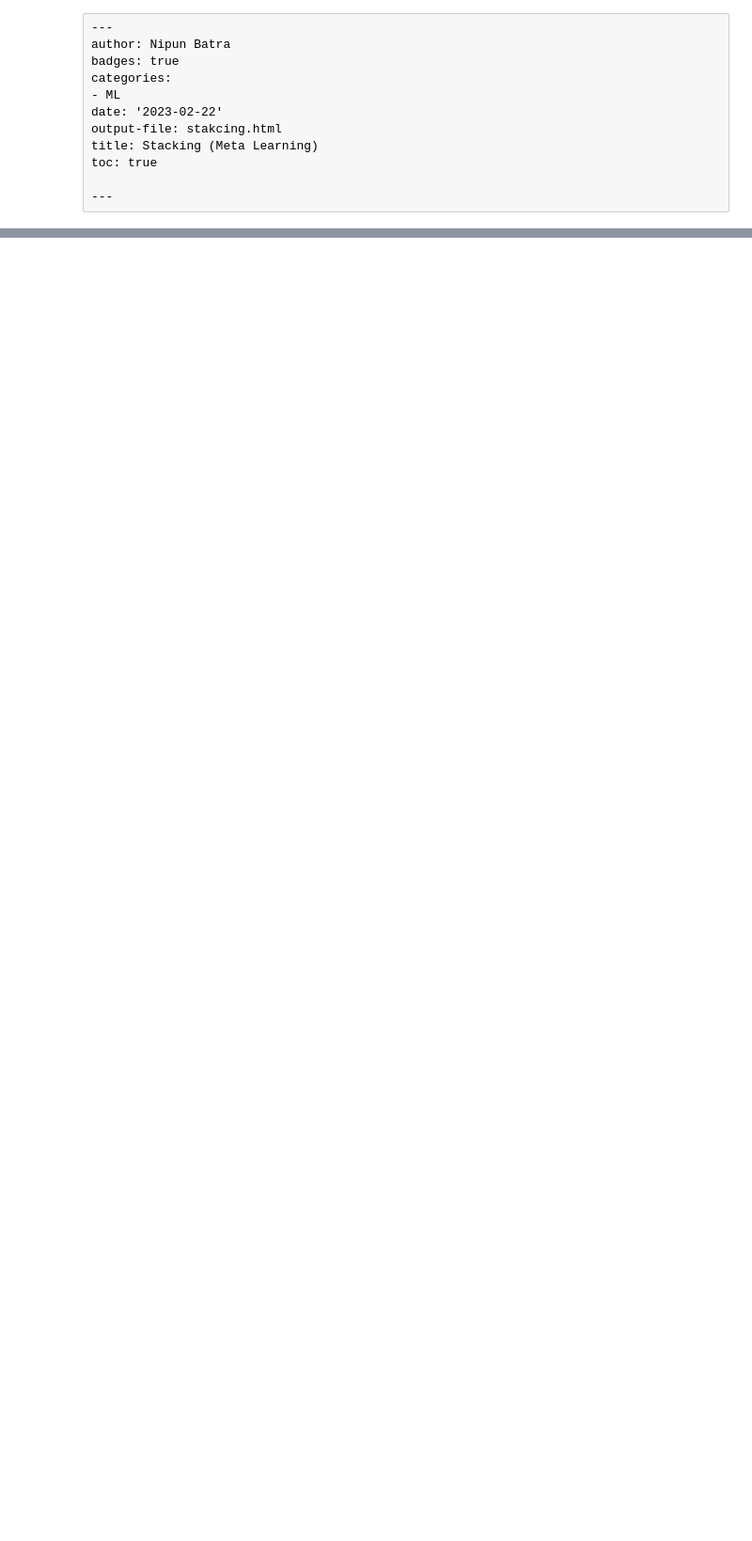
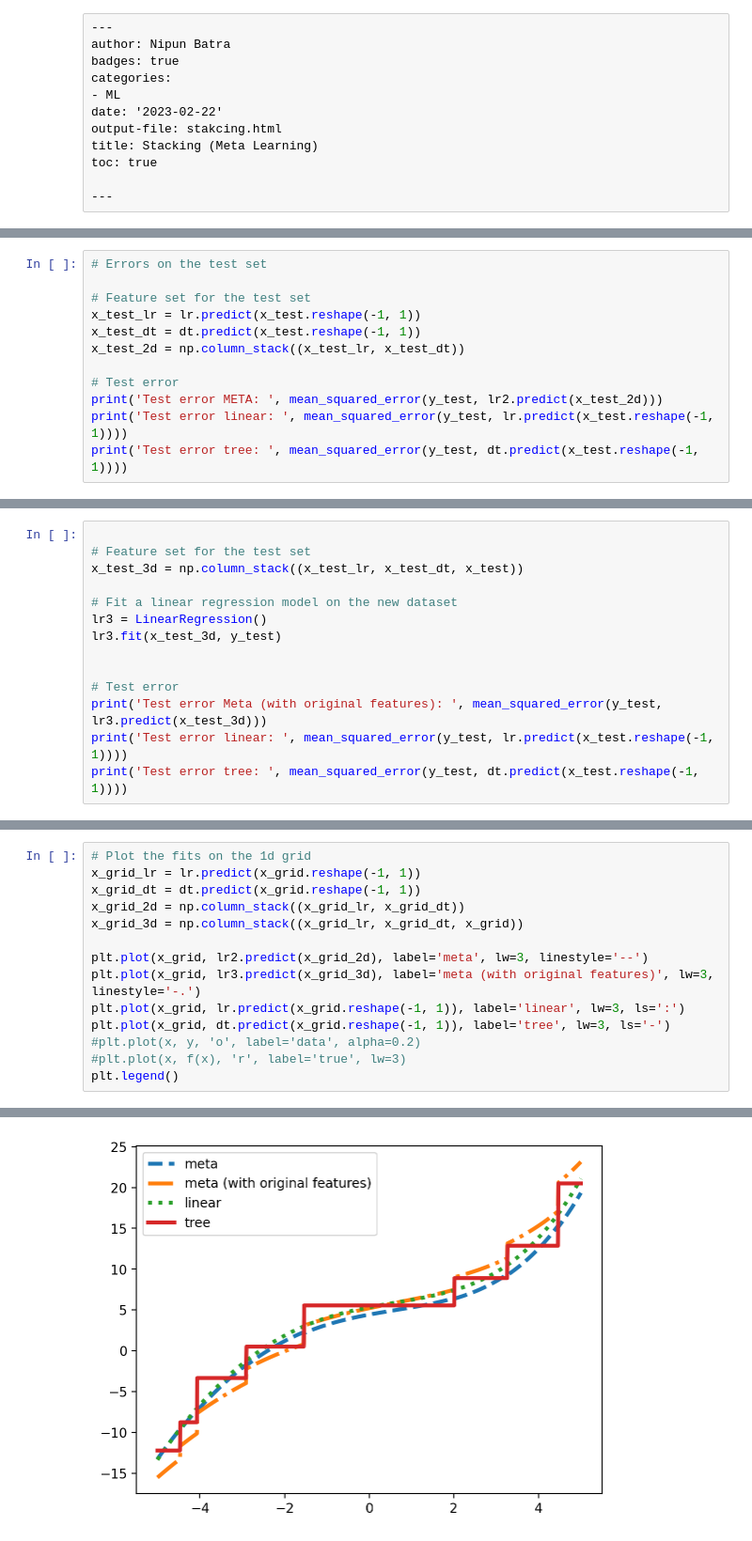
Before and after one commit to patel-zeel/nbblog, a Jupyter notebook: posts/stacking.ipynb, the cells around one changed output, grey strips where cells are left out. Shown: that part at 94% size. Drawn from its saved outputs; the diff is of its cells as text; blank space fills up the shorter version.

```diff
--- a/posts/stacking.ipynb
+++ b/posts/stacking.ipynb
@@ -110,0 +110,12 @@ array([0.00607321, 0.01726212, 0.98501677])
+# %%
+# Errors on the test set
+
+# Feature set for the test set
+x_test_lr = lr.predict(x_test.reshape(-1, 1))
+x_test_dt = dt.predict(x_test.reshape(-1, 1))
+x_test_2d = np.column_stack((x_test_lr, x_test_dt))
+
+# Test error
+print('Test error META: ', mean_squared_error(y_test, lr2.predict(x_test_2d)))
+print('Test error linear: ', mean_squared_error(y_test, lr.predict(x_test.reshape(-1, 1))))
+print('Test error tree: ', mean_squared_error(y_test, dt.predict(x_test.reshape(-1, 1))))
@@ -110,0 +128,14 @@ array([0.00607321, 0.01726212, 0.98501677])
+# %%
+
+# Feature set for the test set
+x_test_3d = np.column_stack((x_test_lr, x_test_dt, x_test))
+
+# Fit a linear regression model on the new dataset
+lr3 = LinearRegression()
+lr3.fit(x_test_3d, y_test)
+
+
+# Test error
+print('Test error Meta (with original features): ', mean_squared_error(y_test, lr3.predict(x_test_3d)))
+print('Test error linear: ', mean_squared_error(y_test, lr.predict(x_test.reshape(-1, 1))))
+print('Test error tree: ', mean_squared_error(y_test, dt.predict(x_test.reshape(-1, 1))))
@@ -110,0 +146,15 @@ array([0.00607321, 0.01726212, 0.98501677])
+# %%
+# Plot the fits on the 1d grid
+x_grid_lr = lr.predict(x_grid.reshape(-1, 1))
+x_grid_dt = dt.predict(x_grid.reshape(-1, 1))
+x_grid_2d = np.column_stack((x_grid_lr, x_grid_dt))
+x_grid_3d = np.column_stack((x_grid_lr, x_grid_dt, x_grid))
+
+plt.plot(x_grid, lr2.predict(x_grid_2d), label='meta', lw=3, linestyle='--')
+plt.plot(x_grid, lr3.predict(x_grid_3d), label='meta (with original features)', lw=3, linestyle='-.')
+plt.plot(x_grid, lr.predict(x_grid.reshape(-1, 1)), label='linear', lw=3, ls=':')
+plt.plot(x_grid, dt.predict(x_grid.reshape(-1, 1)), label='tree', lw=3, ls='-')
+#plt.plot(x, y, 'o', label='data', alpha=0.2)
+#plt.plot(x, f(x), 'r', label='true', lw=3)
+plt.legend()
+# %% [output]
@@ -110,0 +162 @@ array([0.00607321, 0.01726212, 0.98501677])
+[figure, added]
```
Also changed, not shown: parts of 22 cells of this notebook.
